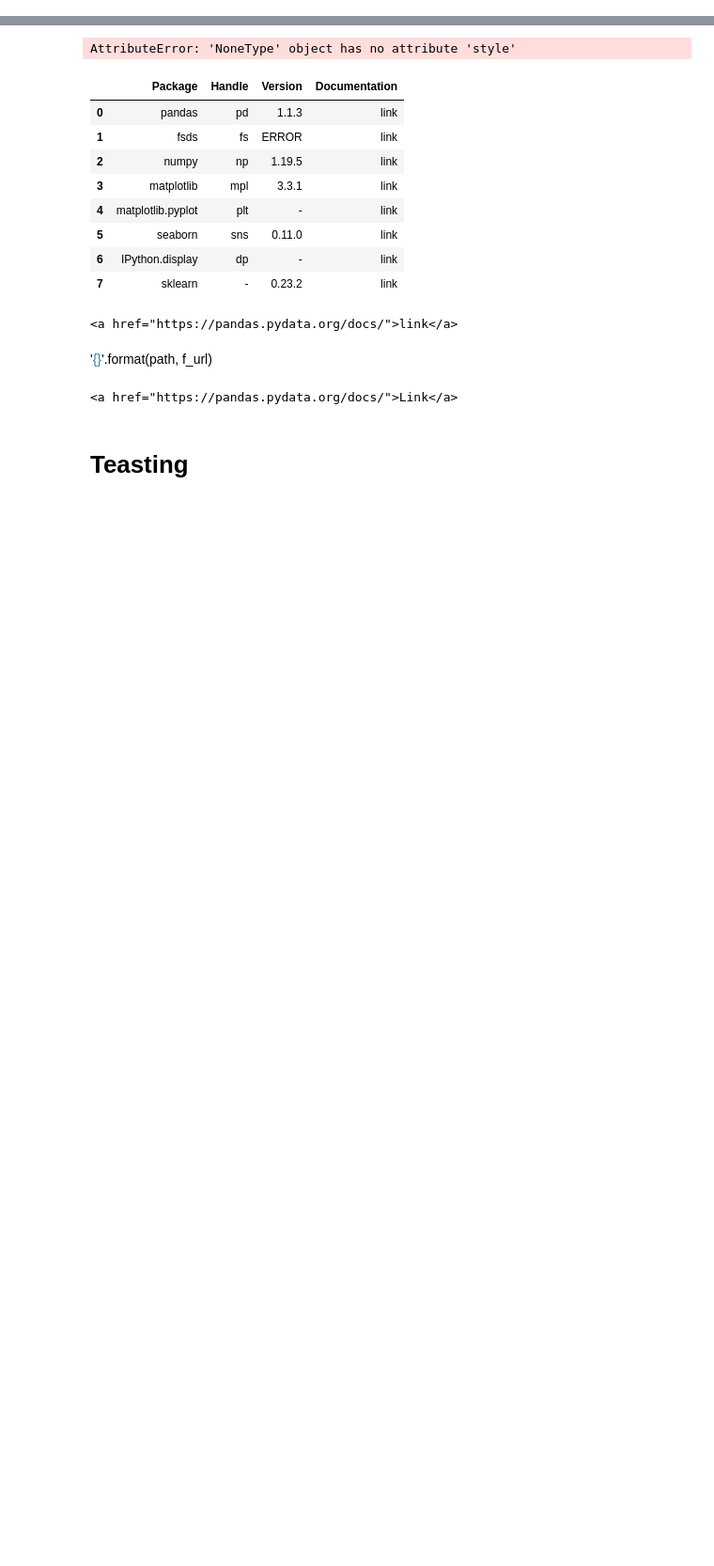
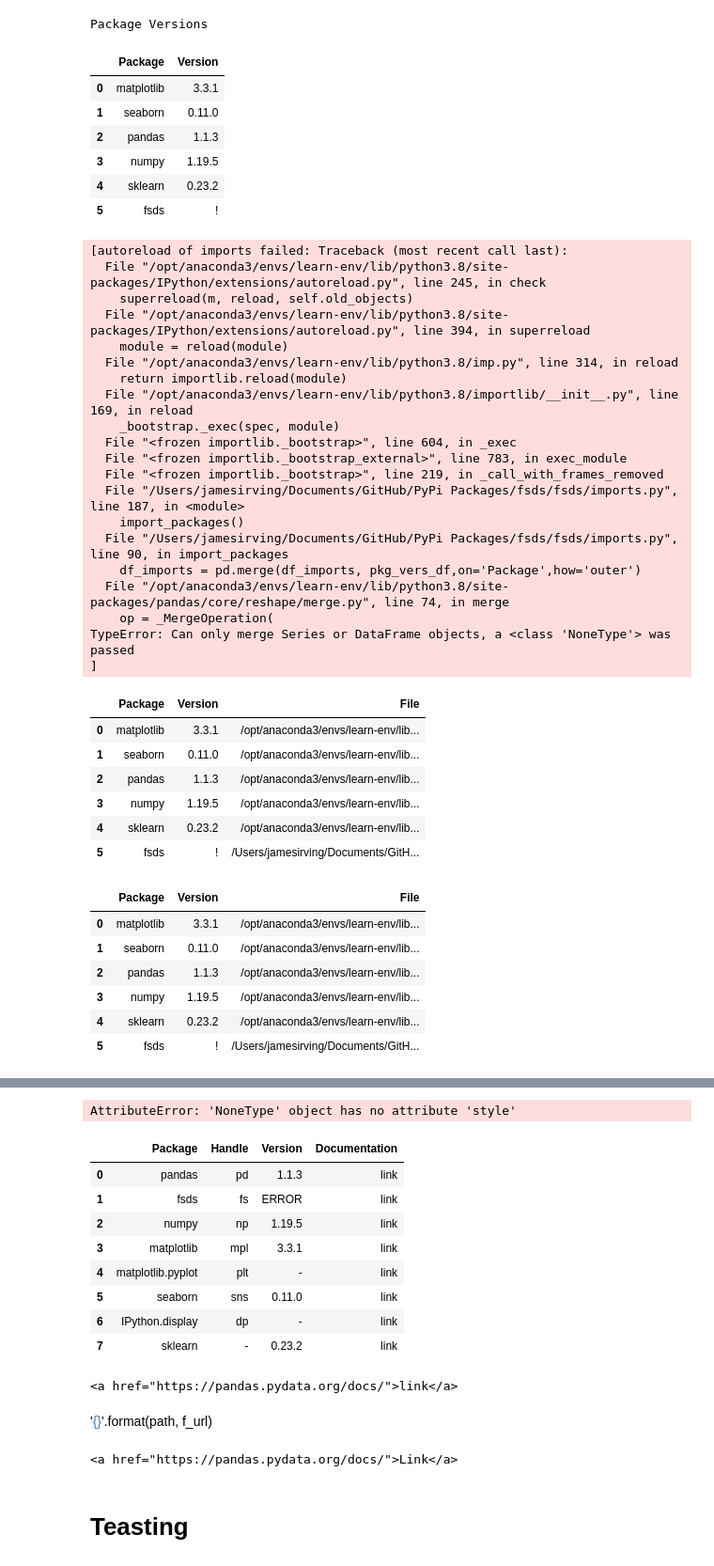
Before and after one commit to jirvingphd/fsds, a Jupyter notebook: fsds/testing.ipynb, the cells around one changed output, grey strips where cells are left out. Shown at 94% size. Saved outputs shown, nothing was run; the diff lists cells and outputs as text; code cells hidden in the pictures; blank space fills up the shorter version.

Commit message:
updated package version checking

```diff
--- a/fsds/testing.ipynb
+++ b/fsds/testing.ipynb
@@ -29,3 +31,49 @@ Loaded Packages & Info
+# %%
+
+imp.check_package_versions(fpath=True)
+# %% [output]
+Package Versions
+|  | Package | Version |
+| 0 | matplotlib | 3.3.1 |
+| 1 | seaborn | 0.11.0 |
+| 2 | pandas | 1.1.3 |
+| 3 | numpy | 1.19.5 |
+| 4 | sklearn | 0.23.2 |
+| 5 | fsds | ! |
+[autoreload of imports failed: Traceback (most recent call last):
+  File "/opt/anaconda3/envs/learn-env/lib/python3.8/site-packages/IPython/extensions/autoreload.py", line 245, in check
+    superreload(m, reload, self.old_objects)
+  File "/opt/anaconda3/envs/learn-env/lib/python3.8/site-packages/IPython/extensions/autoreload.py", line 394, in superreload
+    module = reload(module)
+  File "/opt/anaconda3/envs/learn-env/lib/python3.8/imp.py", line 314, in reload
+    return importlib.reload(module)
+  File "/opt/anaconda3/envs/learn-env/lib/python3.8/importlib/__init__.py", line 169, in reload
+    _bootstrap._exec(spec, module)
+  File "<frozen importlib._bootstrap>", line 604, in _exec
+  File "<frozen importlib._bootstrap_external>", line 783, in exec_module
+  File "<frozen importlib._bootstrap>", line 219, in _call_with_frames_removed
+  File "/Users/jamesirving/Documents/GitHub/PyPi Packages/fsds/fsds/imports.py", line 187, in <module>
+    import_packages()
+  File "/Users/jamesirving/Documents/GitHub/PyPi Packages/fsds/fsds/imports.py", line 90, in import_packages
+    df_imports = pd.merge(df_imports, pkg_vers_df,on='Package',how='outer')
+  File "/opt/anaconda3/envs/learn-env/lib/python3.8/site-packages/pandas/core/reshape/merge.py", line 74, in merge
+    op = _MergeOperation(
+TypeError: Can only merge Series or DataFrame objects, a <class 'NoneType'> was passed
+]
+|  | Package | Version | File |
+| 0 | matplotlib | 3.3.1 | /opt/anaconda3/envs/learn-env/lib... |
+| 1 | seaborn | 0.11.0 | /opt/anaconda3/envs/learn-env/lib... |
+| 2 | pandas | 1.1.3 | /opt/anaconda3/envs/learn-env/lib... |
+| 3 | numpy | 1.19.5 | /opt/anaconda3/envs/learn-env/lib... |
+| 4 | sklearn | 0.23.2 | /opt/anaconda3/envs/learn-env/lib... |
+| 5 | fsds | ! | /Users/jamesirving/Documents/GitH... |
+|  | Package | Version | File |
+| 0 | matplotlib | 3.3.1 | /opt/anaconda3/envs/learn-env/lib... |
+| 1 | seaborn | 0.11.0 | /opt/anaconda3/envs/learn-env/lib... |
+| 2 | pandas | 1.1.3 | /opt/anaconda3/envs/learn-env/lib... |
+| 3 | numpy | 1.19.5 | /opt/anaconda3/envs/learn-env/lib... |
+| 4 | sklearn | 0.23.2 | /opt/anaconda3/envs/learn-env/lib... |
+| 5 | fsds | ! | /Users/jamesirving/Documents/GitH... |
 # %%
 pkgs = imp.import_packages()
 # %% [output]
```
Also changed, not shown: parts of 3 cells of this notebook, 1 other file.
